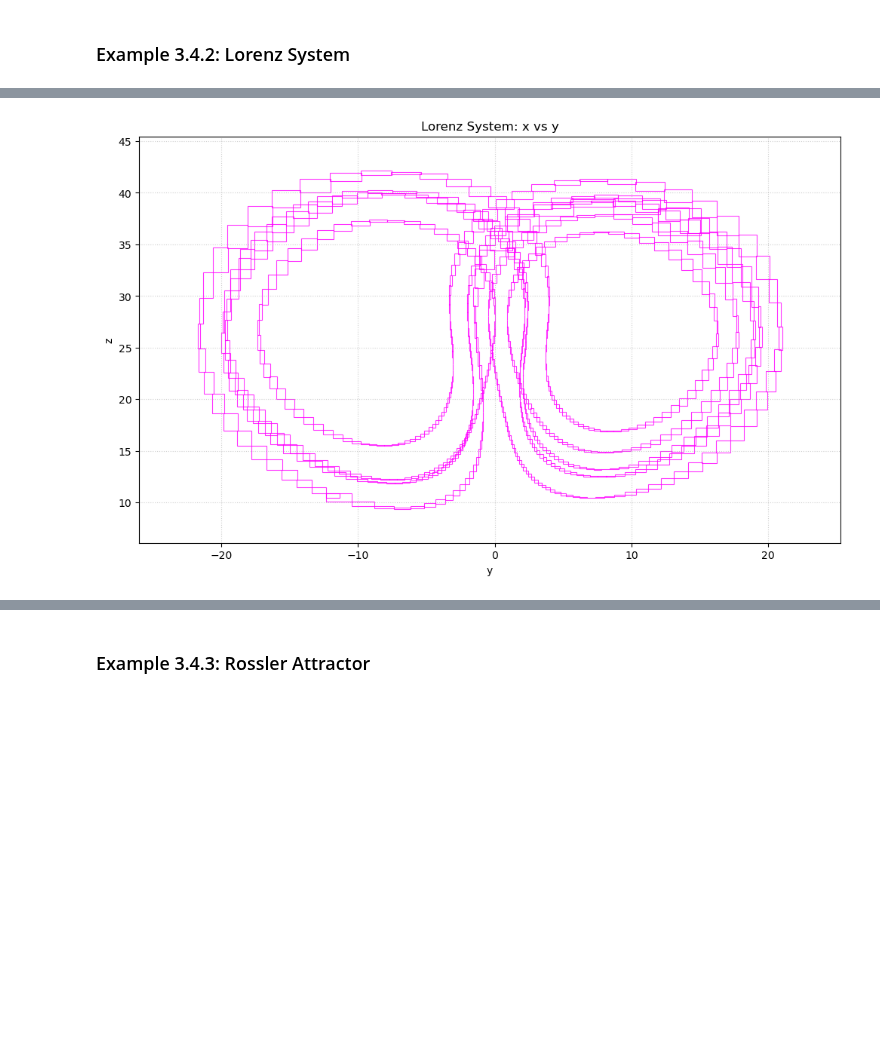
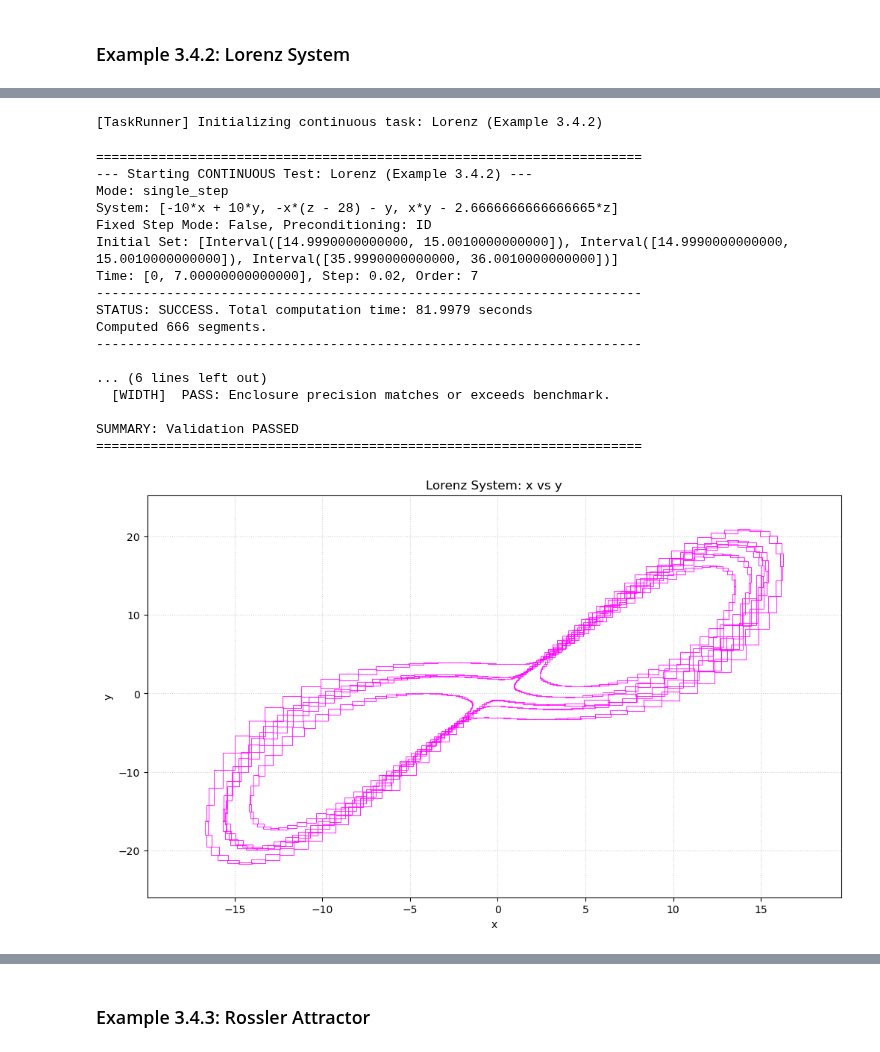
Before and after one commit to sssabry/tera, a Jupyter notebook: Examples/Continuous_SingleStep.ipynb, the cells around one changed output, grey strips where cells are left out. Cells and saved outputs as stored; diff of their text form; code cells hidden in the pictures; blank space fills up the shorter version.

```diff
--- a/Examples/Continuous_SingleStep.ipynb
+++ b/Examples/Continuous_SingleStep.ipynb
@@ -85,4 +59,27 @@ SUMMARY: Validation PASSED
-# %%
-plot = Visualizer.plot(result_lv, dims=(1,2), title="Lorenz System: x vs y")
-# %% [output]
-[figure, removed]
+# %%
+task_lor = tasks["cont_lorenz_chen"]
+task_lor.time_horizon = 7.0
+task_lor.engine_params.update({"precondition_setup":"ID"})
+result_lv = TaskRunner.run(task_lor, progress_bar=True)
+plot = Visualizer.plot(result_lv, title="Lorenz System: x vs y")
+plot = Visualizer.plot(result_lv, dims=(1,2), title="Lorenz System: y vs z")
+# %% [output]
+[TaskRunner] Initializing continuous task: Lorenz (Example 3.4.2)
+======================================================================
+--- Starting CONTINUOUS Test: Lorenz (Example 3.4.2) ---
+Mode: single_step
+System: [-10*x + 10*y, -x*(z - 28) - y, x*y - 2.6666666666666665*z]
+Fixed Step Mode: False, Preconditioning: ID
+Initial Set: [Interval([14.9990000000000, 15.0010000000000]), Interval([14.9990000000000, 15.0010000000000]), Interval([35.9990000000000, 36.0010000000000])]
+Time: [0, 7.00000000000000], Step: 0.02, Order: 7
+----------------------------------------------------------------------
+STATUS: SUCCESS. Total computation time: 81.9979 seconds
+Computed 666 segments.
+----------------------------------------------------------------------
+
+... (6 lines left out)
+  [WIDTH]  PASS: Enclosure precision matches or exceeds benchmark.
+
+SUMMARY: Validation PASSED
+======================================================================
+[figure, added]
```
Also changed, not shown: parts of 4 cells of this notebook, 12 other files.
